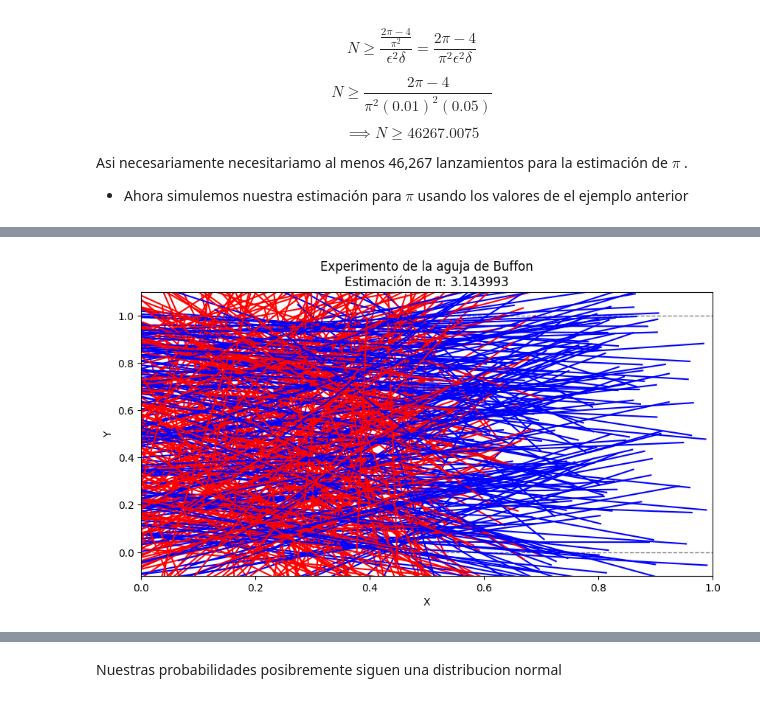
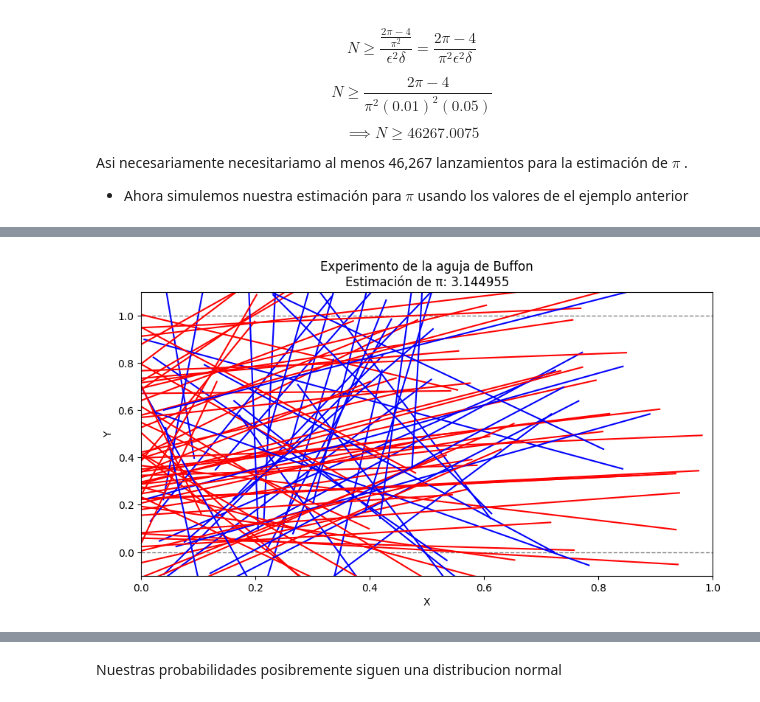
Before and after one commit to MaricelaMH/Simulacion-1, a Jupyter notebook: PI_BUFFON.ipynb, the cells around one changed output, grey strips where cells are left out. Drawn from its saved outputs; the diff is of its cells as text; code cells hidden in the pictures.

```diff
--- a/PI_BUFFON.ipynb
+++ b/PI_BUFFON.ipynb
@@ -128,6 +144,6 @@ def pi_buffon(L, D, N):
 # %%
 # Ejecutar la función y obtener la lista de estimaciones de π
-estimacion = pi_buffon(1.0, 1.0, 46267)
+estimacion, crosses, x_end1, x_end2, y_end1, y_end2 = pi_buffon(1.0,1.0,46267)
 # %%
 # Última estimación de π
 final_pi_est = estimacion[-1]
@@ -137,25 +153,25 @@ Estimación final de π: 3.143993
 # %%
-# Gráficamos del experimento
+# Gráfica del experimento
 fig, ax = plt.subplots(figsize=(10, 5))
 
-# Dibujamos las líneas paralelas (ajustado según tus datos de L y D)
-for i in range(int(max(y_center) // D) + 2):
- ax.axhline(i * D, color='grey', linestyle='--', linewidth=1)
+# Dibujamos las líneas paralelas
+for i in range(int(max(y_end1) // D) + 2):
+    ax.axhline(i * D, color='grey', linestyle='--', linewidth=1)
 
-# Mostramos solo las primeras 500 estimaciones para la gráfica
-for i in range(500): # Mostramos las primeras 500 agujas para no saturar la gráfica
- color = 'red' if crosses[i] else 'blue'
- ax.plot([x_end1[i], x_end2[i]], [y_end1[i], y_end2[i]], color=color)
+# Mostramos solo las primeras 100 estimaciones para la gráfica
+for i in range(min(100, N)): # Mostramos las primeras 100 agujas para no saturar la gráfica
+    color = 'red' if crosses[i] else 'blue'
+    ax.plot([x_end1[i], x_end2[i]], [y_end1[i], y_end2[i]], color=color)
 
 # Configuración de la gráfica
 ax.set_xlim(0, D)
 ax.set_ylim(-0.1, 1.1)
 ax.set_title(f'Experimento de la aguja de Buffon\nEstimación de π: {final_pi_est:.6f}')
 ax.set_xlabel('X')
 ax.set_ylabel('Y')
 plt.show()
 # %% [output]
-[figure, old version]
+[figure, new version]
 # %%
 mu=np.mean(estimacion)  #Calculamos la media de estimacion
 print(mu)
```
Also changed, not shown: parts of 9 cells of this notebook.
